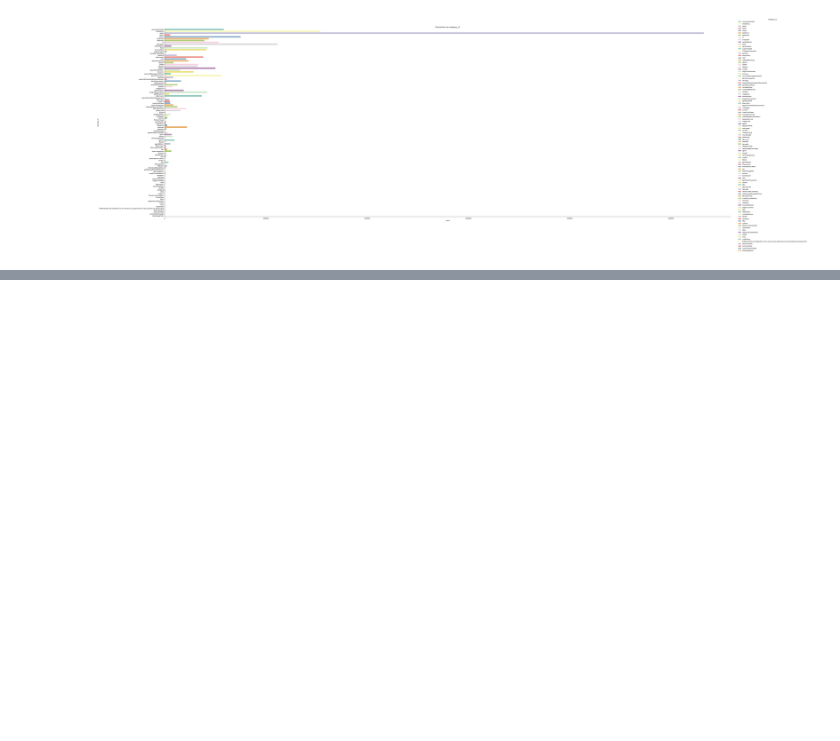
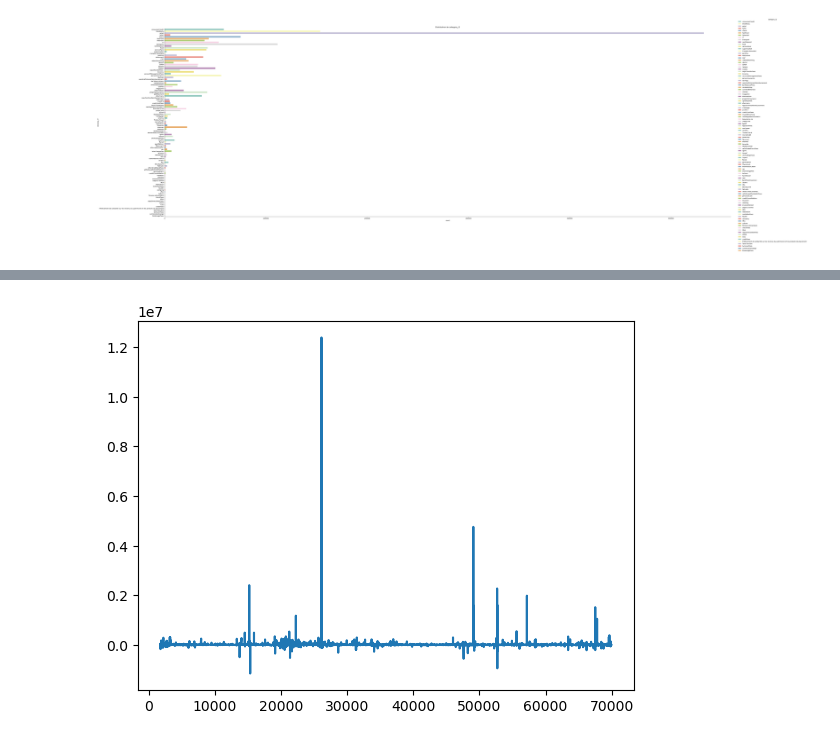
Before and after one commit to rouaabl/Projet-construction-d-un-score-d-octroi, a Jupyter notebook: start.ipynb, the cells around one changed output, grey strips where cells are left out. Cells and saved outputs as stored; diff of their text form; code cells hidden in the pictures; blank space fills up the shorter version.

```diff
--- a/start.ipynb
+++ b/start.ipynb
@@ -229,3 +229,12 @@ plt.title('Distribution de category_l2')
 plt.show()
 # %% [output]
 [figure]
+# %%
+# Effectuer une jointure entre les DataFrames sur la colonne "id_bank"
+merged_df = pd.merge(account, transaction.groupby('id_bank_account')['amount'].sum().reset_index(), on='id_bank_account', how='left')
+
+# Renommer la colonne contenant la somme des montants des transactions
+merged_df.rename(columns={'amount': 'total_transaction_amount'}, inplace=True)
+
+
+print(merged_df)
@@ -231,0 +268,5 @@ plt.show()
+# %%
+plt.plot(merged_df['id_bank_account'],merged_df["total_transaction_amount"])
+plt.show()
+# %% [output]
+[figure, added]
```
Also changed, not shown: parts of 3 cells of this notebook.
